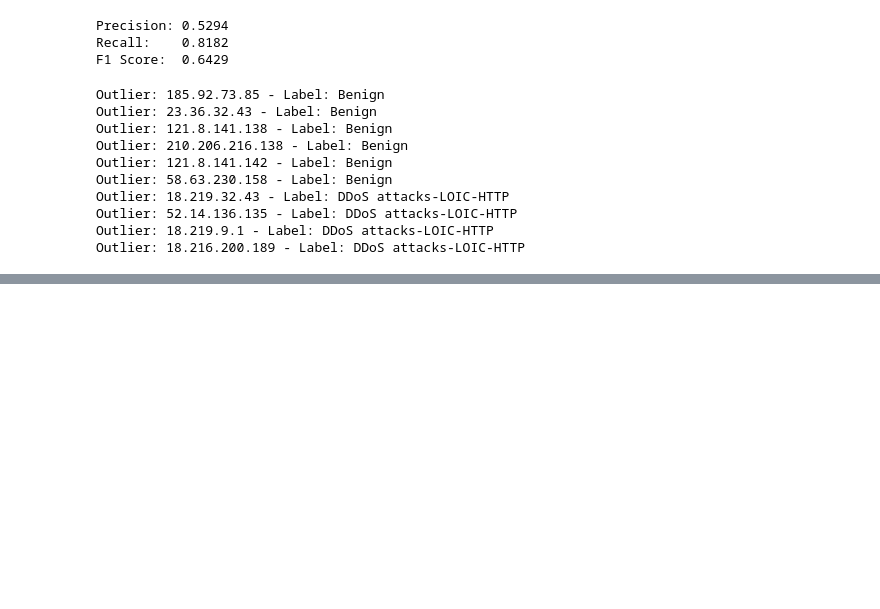
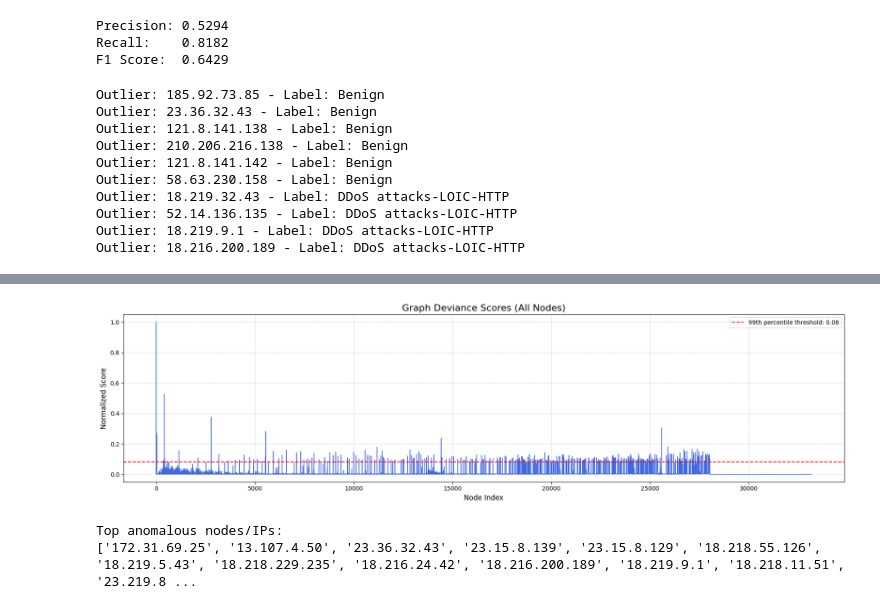
Before and after one commit to Praanshu101/Graph_Anomaly_Detection, a Jupyter notebook: Graph.ipynb, the cells around one changed output, grey strips where cells are left out. Cells and saved outputs as stored; diff of their text form; code cells hidden in the pictures; blank space fills up the shorter version.

```diff
--- a/Graph.ipynb
+++ b/Graph.ipynb
@@ -6,7 +6,7 @@ import networkx as nx
 import pickle
 
 # File path
-file_path = 'Data/02-20-2018.csv'
+file_path = r'C:\Users\aksha\OneDrive\Desktop\Graph_Anomaly_Detection-1\data\02-20-2018.csv\02-20-2018.csv'
 
 # Chunk size (adjust based on available RAM)
 chunk_size = 1000000
@@ -106,3 +144,8 @@ with open("egonet_features.pkl", "wb") as f:
+# %%
+
+# Save the dictionary
+with open("egonet_features.pkl", "wb") as f:
+    pickle.dump(egonet_features, f)
 # %% [markdown]
 ### Fitting power laws
 # %%
@@ -289,0 +414,28 @@ Outlier: 18.216.200.189 - Label: DDoS attacks-LOIC-HTTP
+# %%
+import matplotlib.pyplot as plt
+
+# Plot a smooth line instead of cluttered bars
+plt.figure(figsize=(18, 5))
+plt.plot(df_scores_scaled["GraphDeviance"].values, color="royalblue", linewidth=1)
+plt.title("Graph Deviance Scores (All Nodes)", fontsize=16)
+plt.xlabel("Node Index", fontsize=12)
+plt.ylabel("Normalized Score", fontsize=12)
+plt.grid(True, linestyle="--", alpha=0.5)
+
+# Optional: highlight a threshold (e.g., top 1% anomaly cutoff)
+threshold = df_scores_scaled["GraphDeviance"].quantile(0.99)
+plt.axhline(y=threshold, color='red', linestyle='--', label=f'99th percentile threshold: {threshold:.2f}')
+plt.legend()
+
+plt.tight_layout()
+plt.show()
+# %% [output]
+[figure, added]
+# %%
+top_ids = top_anomalies.index.tolist()
+print("Top anomalous nodes/IPs:")
+print(top_ids)
+top_anomalies.to_csv("top_graph_deviance_anomalies.csv")
+# %% [output]
+Top anomalous nodes/IPs:
+['172.31.69.25', '13.107.4.50', '23.36.32.43', '23.15.8.139', '23.15.8.129', '18.218.55.126', '18.219.5.43', '18.218.229.235', '18.216.24.42', '18.216.200.189', '18.219.9.1', '18.218.11.51', '23.219.8 ...
```
Also changed, not shown: parts of 8 cells of this notebook.
